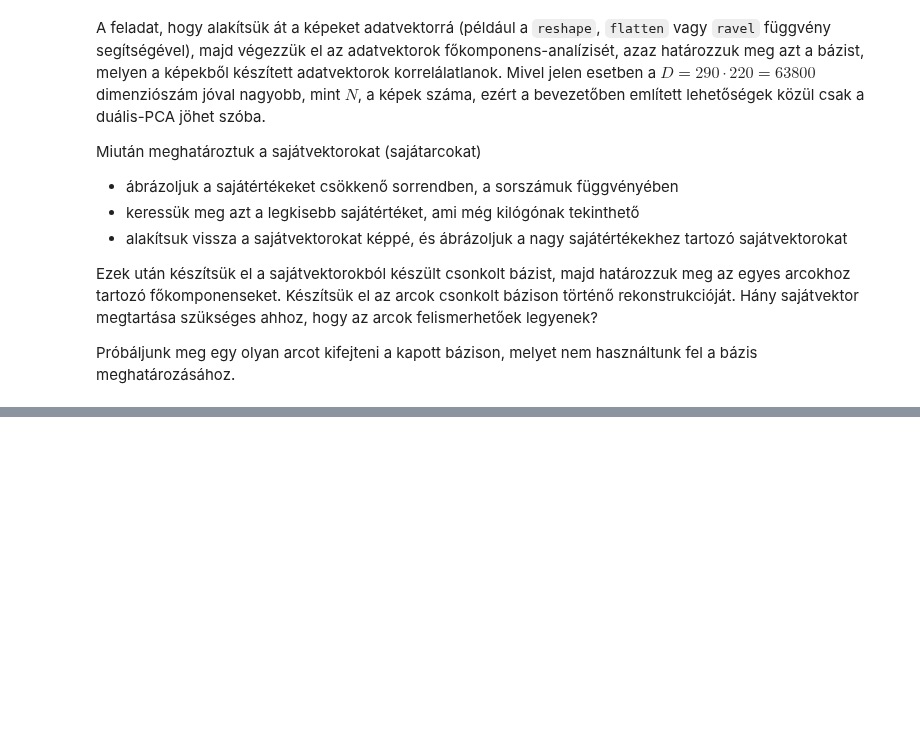
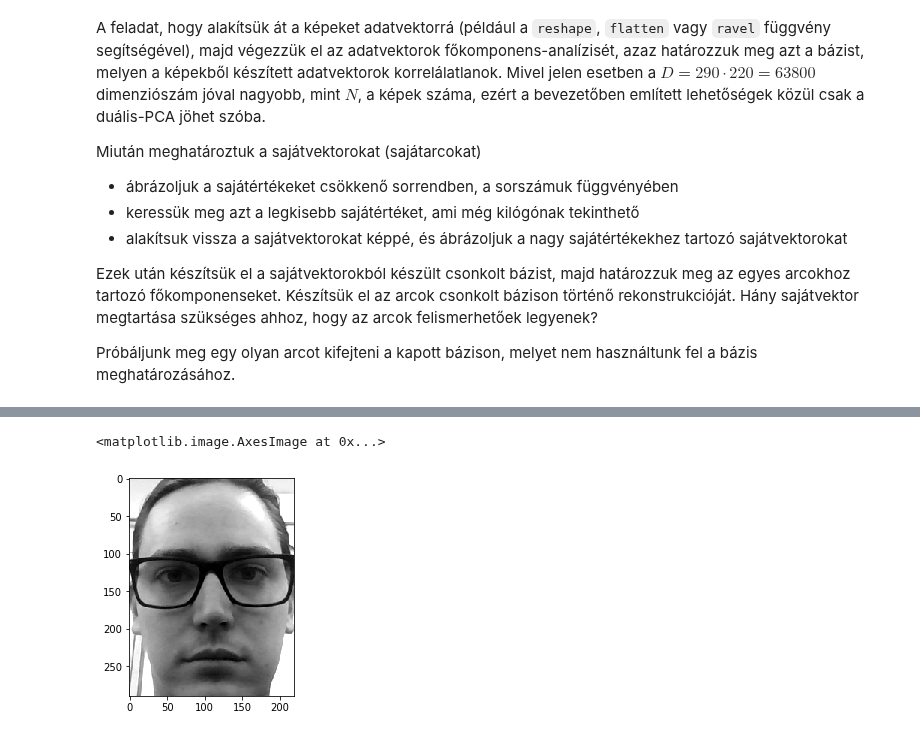
Before and after one commit to Tominano/Numerical-methods-of-physics-II, a Jupyter notebook: 5_feladatsor/5_feladat_Kapolcs.ipynb, the cells around one changed output, grey strips where cells are left out. Cells and saved outputs as stored; diff of their text form; code cells hidden in the pictures; blank space fills up the shorter version.

```diff
--- a/5_feladatsor/5_feladat_Kapolcs.ipynb
+++ b/5_feladatsor/5_feladat_Kapolcs.ipynb
@@ -205,2 +207,5 @@ imgs.shape
 # %%
-plt.imshow(imgs[40], cmap='gray')
+plt.imshow(imgs[71], cmap='gray')
+# %% [output]
+<matplotlib.image.AxesImage at 0x...>
+[figure, added]
```
Also changed, not shown: parts of 5 cells of this notebook.
